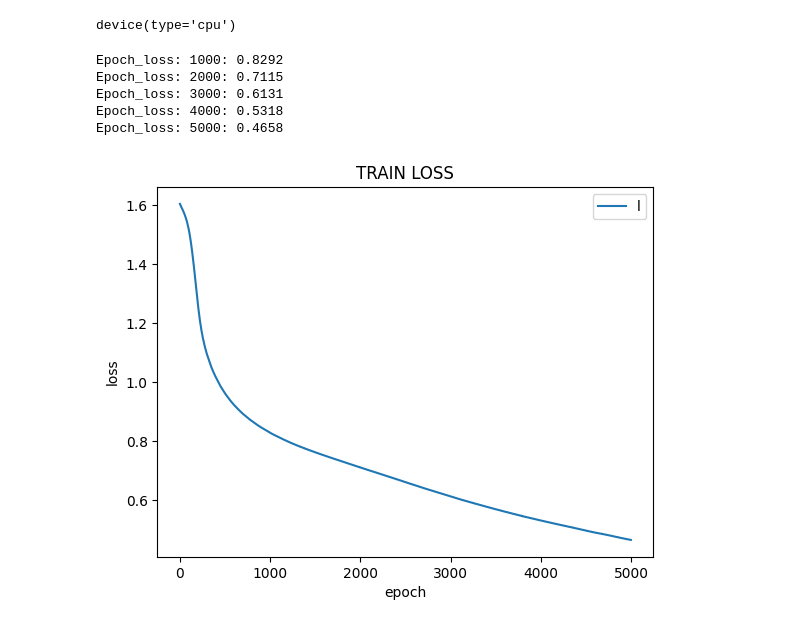
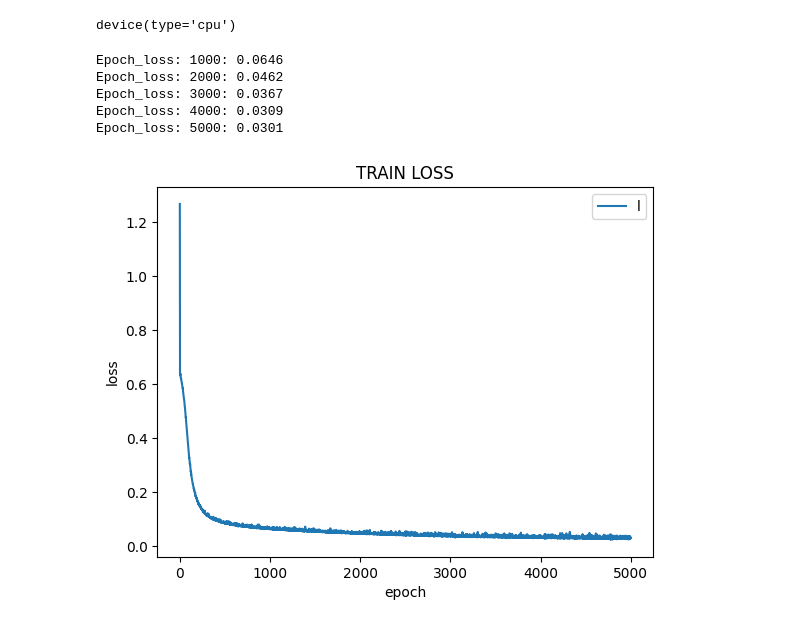
Before and after one commit to onisa-jr/chronic-disease-kidney, a Jupyter notebook: data_explore.ipynb, the cells around one changed output. Cells and saved outputs as stored; diff of their text form; code cells hidden in the pictures.

Commit message:
scaler for stage...

```diff
--- a/data_explore.ipynb
+++ b/data_explore.ipynb
@@ -167,7 +167,7 @@ class CDK_stages(nn.Module):
     def forward(self, x: torch.Tensor) -> torch.Tensor:
         return self.classfier(x)
 
-model = CDK_stages(13, 5).to(device)
+model = CDK_stages(13).to(device)
 # %%
 from torch import optim
 
@@ -200,7 +200,7 @@ def train(epoch_num, data, model):
         loss_per.append(l/len(data))
         if (epoch+1) % 1000 == 0:
             print(f"Epoch_loss: {epoch + 1}: {l/len(data):.4f}")
-            save_model(model, "model/cdk_stages.pth")
+            save_model(model, "model/cdk_classfier.pth")
 
     plt.plot(np.array(loss_per))
     plt.title("TRAIN LOSS")
@@ -211,14 +211,14 @@ def train(epoch_num, data, model):
 
     return loss_per
 # %%
-avg_loss = train(5000, cdk_stages_train_loader, model)
+avg_loss = train(5000, cdk_train_loader, model)
 # %% [output]
-Epoch_loss: 1000: 0.8292
-Epoch_loss: 2000: 0.7115
-Epoch_loss: 3000: 0.6131
-Epoch_loss: 4000: 0.5318
-Epoch_loss: 5000: 0.4658
+Epoch_loss: 1000: 0.0646
+Epoch_loss: 2000: 0.0462
+Epoch_loss: 3000: 0.0367
+Epoch_loss: 4000: 0.0309
+Epoch_loss: 5000: 0.0301
-[figure, old version]
+[figure, new version]
 # %%
 def load_model(model, path):
     model.load_state_dict(torch.load(path, map_location=device))
```
Also changed, not shown: parts of 2 cells of this notebook, 7 other files.
